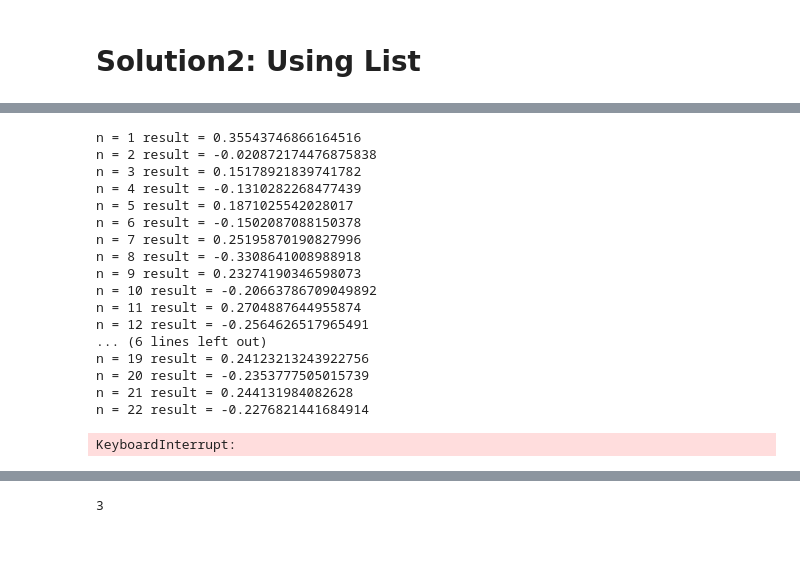
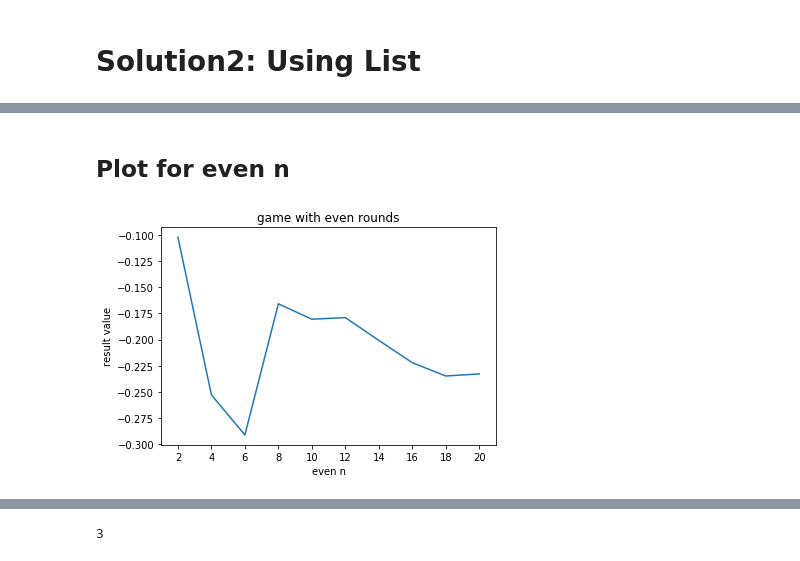
Before and after one commit to Frankie1763/Algorithm-Game_project, a Jupyter notebook: game.ipynb, the cells around one changed output, grey strips where cells are left out. Cells and saved outputs as stored; diff of their text form; code cells hidden in the pictures.

```diff
--- a/game.ipynb
+++ b/game.ipynb
@@ -95,24 +127,19 @@ game(3)
+# %% [markdown]
+## Plot for even n
+# %%
+n = np.arange(2,21,2)
+result = np.array([sum([game(i) for j in range(5)])/5 for i in n])
+plt.plot(n,result)
+plt.xlabel("even n")
+plt.ylabel("result value")
+plt.title("game with even rounds")
+plt.xlim(1, 21)
+plt.xticks(n)
+plt.show()
+# %% [output]
+[figure, added]
 # %%
-for i in range(1,31):
+for i in range(1,20):
     result = sum([game(i) for j in range(5)])/5
 
-    print("n =",i,"result =",result)
+#     print("n =",i,"result =",result)
-# %% [output]
-n = 1 result = 0.35543746866164516
-n = 2 result = -0.020872174476875838
-n = 3 result = 0.15178921839741782
-n = 4 result = -0.1310282268477439
-n = 5 result = 0.1871025542028017
-n = 6 result = -0.1502087088150378
-n = 7 result = 0.25195870190827996
-n = 8 result = -0.3308641008988918
-n = 9 result = 0.23274190346598073
-n = 10 result = -0.20663786709049892
-n = 11 result = 0.2704887644955874
-n = 12 result = -0.2564626517965491
-... (6 lines left out)
-n = 19 result = 0.24123213243922756
-n = 20 result = -0.2353777505015739
-n = 21 result = 0.244131984082628
-n = 22 result = -0.2276821441684914
-KeyboardInterrupt:
```
Also changed, not shown: parts of 13 cells of this notebook.
